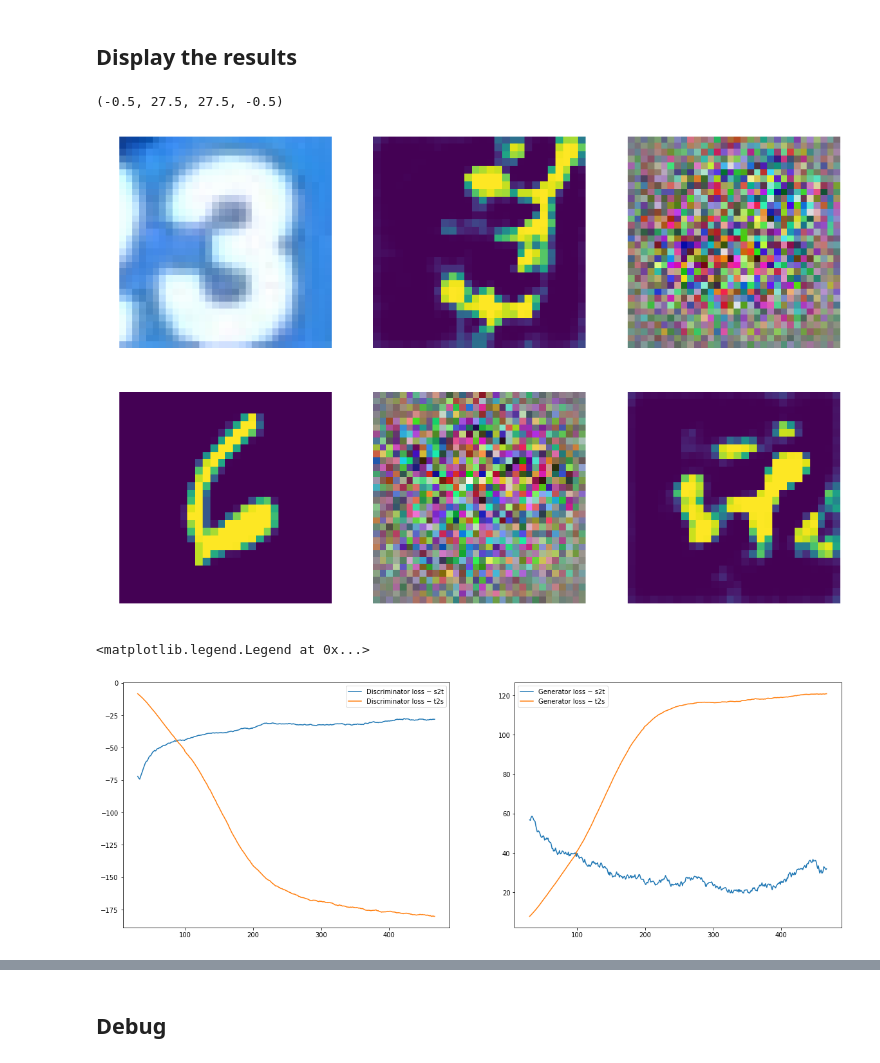
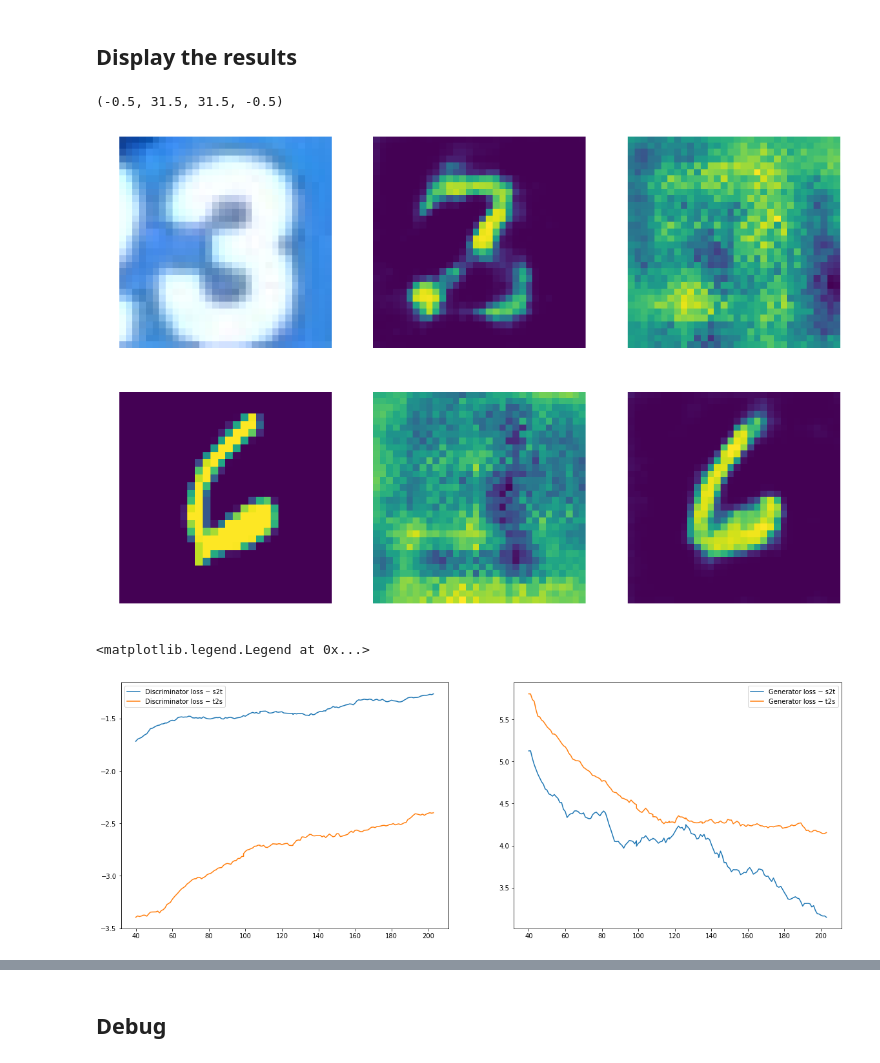
Before and after one commit to artix41/transfer-learning-algorithms, a Jupyter notebook: cycleGAN/svhn-mnist.ipynb, the cells around one changed output, grey strips where cells are left out. Saved outputs shown, nothing was run; the diff lists cells and outputs as text; code cells hidden in the pictures.

Commit message:
Modify the model, add instance noise, modify data format

```diff
--- a/cycleGAN/svhn-mnist.ipynb
+++ b/cycleGAN/svhn-mnist.ipynb
@@ -219,5 +180,5 @@ lambda_cyc = 1
 # %%
-cyc_loss = tf.losses.mean_squared_error(ipt_source, cyc_source) + tf.losses.mean_squared_error(ipt_target, cyc_target)
+cyc_loss = tf.losses.mean_squared_error(ipt_source_transf, cyc_source) + tf.losses.mean_squared_error(ipt_target_transf, cyc_target)
 tf.summary.scalar("cyc_loss", cyc_loss)
 # %% [output]
 <tf.Tensor 'cyc_loss:0' shape=() dtype=string>
@@ -276,14 +235,18 @@ i = 0
 # %%
-nb_iter = 300
-nb_iter_d = 20
+###!!!!! TODO : pretrain MNIST --> SVHN as an autoencoder !!!!! ###
+
+nb_iter = 100
+nb_iter_d = 10
 nb_iter_g = 1
-nb_samples = 40
+nb_samples = 3000
 G_s2t_loss_curr = 0.001
 D_s2t_loss_curr = 0.001
 G_t2s_loss_curr = 0.001
 D_t2s_loss_curr = 0.001
 cyc_loss_curr = 0.001
+verbose = True
 
+i_init = i
 for i in range(i, nb_iter+i):
     for k in range(nb_iter_g):
         sample_source = X_source[np.random.choice(len(X_source), nb_samples)]
@@ -306,18 +269,16 @@ for i in range(i, nb_iter+i):
         _, D_t2s_loss_curr,_ = sess.run([D_t2s_solver, D_t2s_loss, clip_D_t2s], feed_dict={ipt_source: sample_source, ipt_target: sample_target})
 
     iter_list.append(i)
+    cyc_loss_curr, = sess.run([cyc_loss], feed_dict={ipt_source: sample_source, ipt_target: sample_target})
     D_s2t_loss_list.append(D_s2t_loss_curr)
     G_s2t_loss_list.append(G_s2t_loss_curr)
     D_t2s_loss_list.append(D_t2s_loss_curr)
     G_t2s_loss_list.append(G_t2s_loss_curr)
     cyc_loss_list.append(cyc_loss_curr)
 
-    if i % (nb_iter//5) == 0:
-        cyc_loss_curr, summary = sess.run([cyc_loss, merged_summary], feed_dict={ipt_source: sample_source, ipt_target: sample_target})
-
-        summary_writer.add_summary(summary, i)
-
-        print('Iter: {}'.format(i))
+    if verbose:
+        clear_output(wait=True)
+        print('Iter: {} / {}'.format(i, i_init + nb_iter))
         print('D loss s2t: {:.4}'.format(D_s2t_loss_curr))
         print('D loss t2s: {:.4}'.format(D_t2s_loss_curr))
         print('G loss s2t: {:.4}'.format(G_s2t_loss_curr))
@@ -325,5 +286,12 @@ for i in range(i, nb_iter+i):
         print('Cycle-loss: {:.4}'.format(cyc_loss_curr))
         print()
 
-summary_writer.flush()
+    if i % (nb_iter//5) == 0:
+#         summary = sess.run([merged_summary], feed_dict={ipt_source: sample_source, ipt_target: sample_target})
+#         summary_writer.add_summary(summary, i)
+        saver.save(sess, "model.ckpt")
+
+
+
+# summary_writer.flush()
 # %% [output]
@@ -350,46 +307,46 @@ Cycle-loss: 0.901
 def unnormalize(x):
     return (x + 1)/2
 # %%
-X_source_trans = unnormalize(sess.run(G_source, feed_dict={ipt_source: X_source[:50]}))
-X_target_trans = unnormalize(sess.run(G_target, feed_dict={ipt_target: X_target[:50]}))
+X_source_trans = unnormalize(sess.run(G_target, feed_dict={ipt_source: X_source[:50]}))
+X_target_trans = unnormalize(sess.run(G_source, feed_dict={ipt_target: X_target[:50]}))
 X_source_cyc = unnormalize(sess.run(cyc_source, feed_dict={ipt_source: X_source[:50]}))
 X_target_cyc = unnormalize(sess.run(cyc_target, feed_dict={ipt_target: X_target[:50]}))
 # %%
 plt.rcParams['figure.figsize'] = (15, 10)
 # plt.axes().set_aspect('equal', 'datalim')
 #plt.axis([-3,3,-3,3])
 
 index = 3
 plt.subplot(2,3,1)
-plt.imshow(unnormalize(np.transpose(X_svhn[index].reshape(3,32,32), (1,2,0))))
+plt.imshow(X_svhn[index])
 plt.axis('off')
 
 plt.subplot(2,3,2)
-plt.imshow(X_source_trans[index].reshape(28,28))
+plt.imshow(X_source_trans[index].reshape(32,32))
 plt.axis('off')
 
 plt.subplot(2,3,3)
-plt.imshow(X_source_cyc[index].reshape(32,32,3))
+plt.imshow(X_source_cyc[index].reshape(32,32))
 plt.axis('off')
 
 plt.subplot(2,3,4)
 plt.imshow(unnormalize(X_target[index].reshape(28,28)))
 plt.axis('off')
 
 plt.subplot(2,3,5)
 #plt.imshow(np.transpose(X_target_trans[index].reshape(3,32,32), (1,2,0)))
-plt.imshow(X_target_trans[index].reshape(32,32,3))
+plt.imshow(X_target_trans[index].reshape(32,32))
 plt.axis('off')
 
 plt.subplot(2,3,6)
 #plt.imshow(np.transpose(X_target_trans[index].reshape(3,32,32), (1,2,0)))
-plt.imshow(X_target_cyc[index].reshape(28,28))
+plt.imshow(X_target_cyc[index].reshape(32,32))
 plt.axis('off')
 # %% [output]
-(-0.5, 27.5, 27.5, -0.5)
+(-0.5, 31.5, 31.5, -0.5)
-[figure, old version]
+[figure, new version]
 # %%
-k = 30
+k = 40
 def smooth(x_list):
     return np.array([1/(2*k) * np.sum([x_list[i+j] for j in range(-k, k)]) for i in range(k, len(x_list)-k)])
 
@@ -406,7 +363,7 @@ plt.plot(iter_list[k:-k], smooth(G_t2s_loss_list), label="Generator loss − t2s
 plt.legend()
 # %% [output]
 <matplotlib.legend.Legend at 0x...>
-[figure, old version]
+[figure, new version]
 # %%
 plt.plot(iter_list[k:-k], smooth(cyc_loss_list), label="Cycle loss")
 # %% [output]
```
Also changed, not shown: parts of 37 cells of this notebook.
